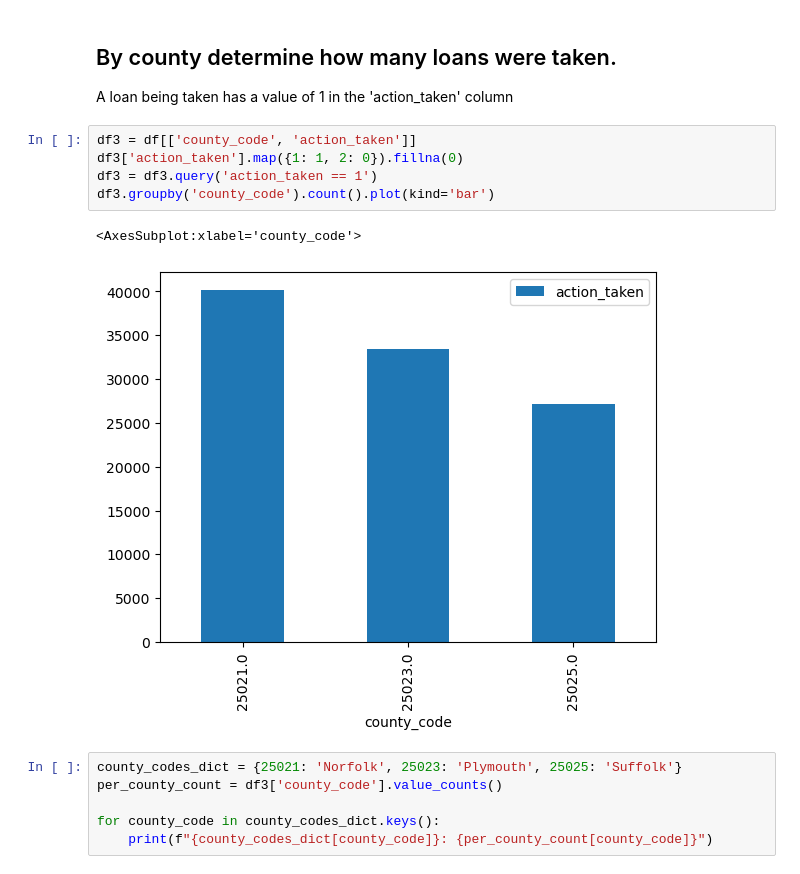
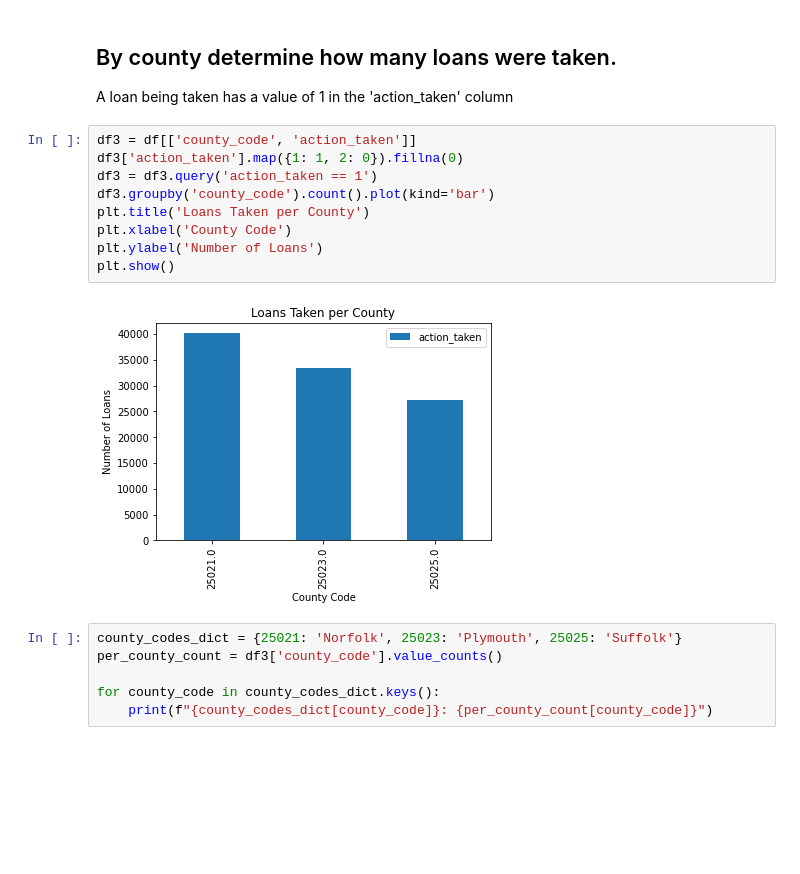
Before and after one commit to BU-Spark/ds-councilor-louijeune-fair-housing, a Jupyter notebook: spring23-team-4/data_code/data_test.ipynb, the cells around one changed output. Cells and saved outputs as stored; diff of their text form; blank space fills up the shorter version.

```diff
--- a/spring23-team-4/data_code/data_test.ipynb
+++ b/spring23-team-4/data_code/data_test.ipynb
@@ -20,11 +20,14 @@ A loan being taken has a value of 1 in the 'action_taken' column
 # %%
 df3 = df[['county_code', 'action_taken']]
 df3['action_taken'].map({1: 1, 2: 0}).fillna(0)
 df3 = df3.query('action_taken == 1')
 df3.groupby('county_code').count().plot(kind='bar')
+plt.title('Loans Taken per County')
+plt.xlabel('County Code')
+plt.ylabel('Number of Loans')
+plt.show()
 # %% [output]
-<AxesSubplot:xlabel='county_code'>
-[figure, old version]
+[figure, new version]
 # %%
 county_codes_dict = {25021: 'Norfolk', 25023: 'Plymouth', 25025: 'Suffolk'}
 per_county_count = df3['county_code'].value_counts()
```
Also changed, not shown: parts of 9 cells of this notebook.
